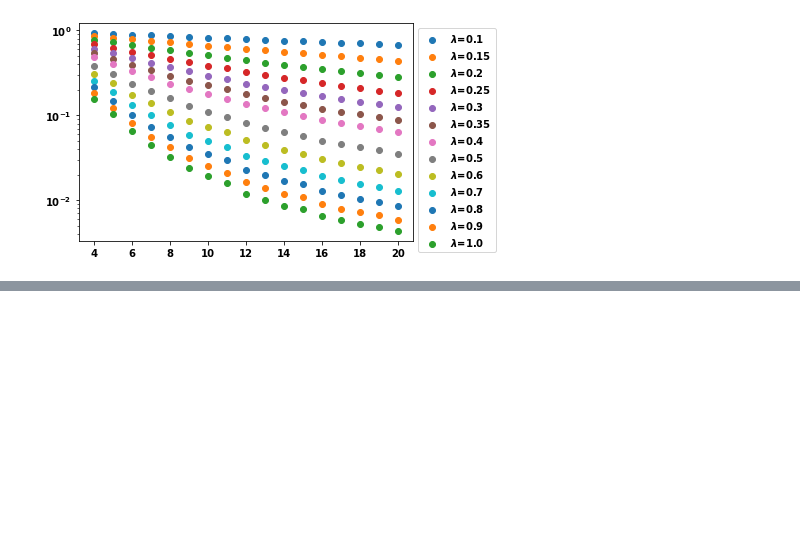
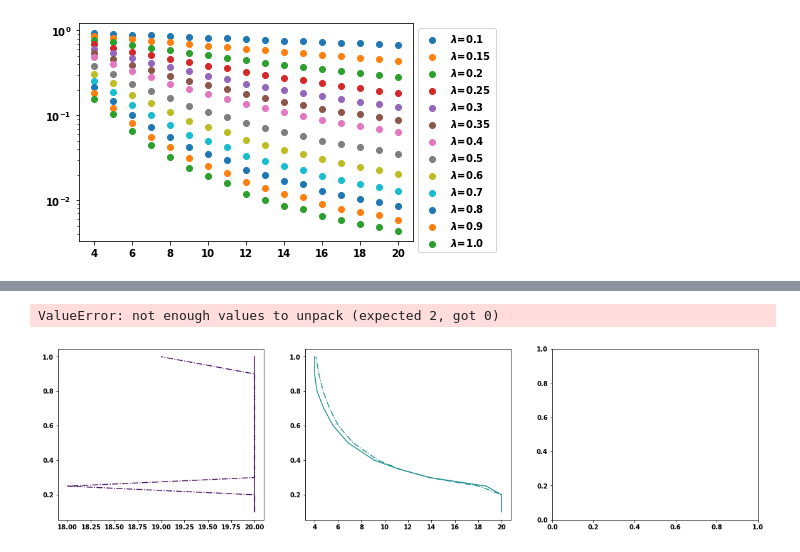
Before and after one commit to lslattery11/quantum_kernel, a Jupyter notebook: notebooks/data_visualization/iqp_fidelity_kernel_decay.ipynb, the cells around one changed output, grey strips where cells are left out. Drawn from its saved outputs; the diff is of its cells as text; code cells hidden in the pictures; blank space fills up the shorter version.

Commit message:
update to fidelity kenrel decay

```diff
--- a/notebooks/data_visualization/iqp_fidelity_kernel_decay.ipynb
+++ b/notebooks/data_visualization/iqp_fidelity_kernel_decay.ipynb
@@ -164,0 +171,43 @@ ax.legend(bbox_to_anchor=(1,1))
+# %%
+colormap=cm.viridis
+gammas=[0.2,0.5,0.9]
+test_sfs=[0.2, 0.3, 0.4, 0.5, 0.6, 0.7, 0.8, 0.9]
+betas=[0.1,1.0,2.0]
+fig, axs = plt.subplots(1,len(gammas),figsize=(20,5))
+for gamma in gammas:
+    lines=[]
+    handles=[]
+    for i,beta in enumerate(betas):
+        filter={'beta': beta}
+        new_df=compute_dataframe_kernel_eigenvalues(iqp_df,filter,k=3)
+
+        ax=axs[i]
+        quantum_df=new_df[(new_df['density']!=0)]
+        classical_df=new_df[(new_df['density']==0)]
+
+
+
+        q_curve=get_eigenvalue_scaling(quantum_df,gamma,test_sfs)
+        c_curve=get_eigenvalue_scaling(classical_df,gamma,test_sfs)
+        #label=r'$\gamma_{max}$='+str(gamma)
+        #color=colormap(gamma)
+        label=r'$\beta$='+str(beta)
+        color=colormap(beta/max(betas))
+        line=ax.plot(q_curve[:,0],q_curve[:,1],label=label,color=color)
+        _=ax.plot(c_curve[:,0],c_curve[:,1],color=color,ls='-.')
+
+        lines.append(line)
+        handles.append(label)
+
+    ax.set_xlabel('Dataset dimension')
+    ax.set_ylabel('IQP scaling factor')
+    ax.set_xlim([4,20])
+    ax.set_yscale('log')
+    ax.set_xscale('log')
+    ax.set_title(r'$\gamma$='+str(gamma))
+
+ax.legend(lines,handles,bbox_to_anchor=(1,1))
+fig.savefig(f'{save_folder}IQP_fixed_gamma_decay_curves_plots2.pdf')
+# %% [output]
+ValueError: not enough values to unpack (expected 2, got 0)
+[figure, added]
```
Also changed, not shown: parts of 4 cells of this notebook, 1 other file.
